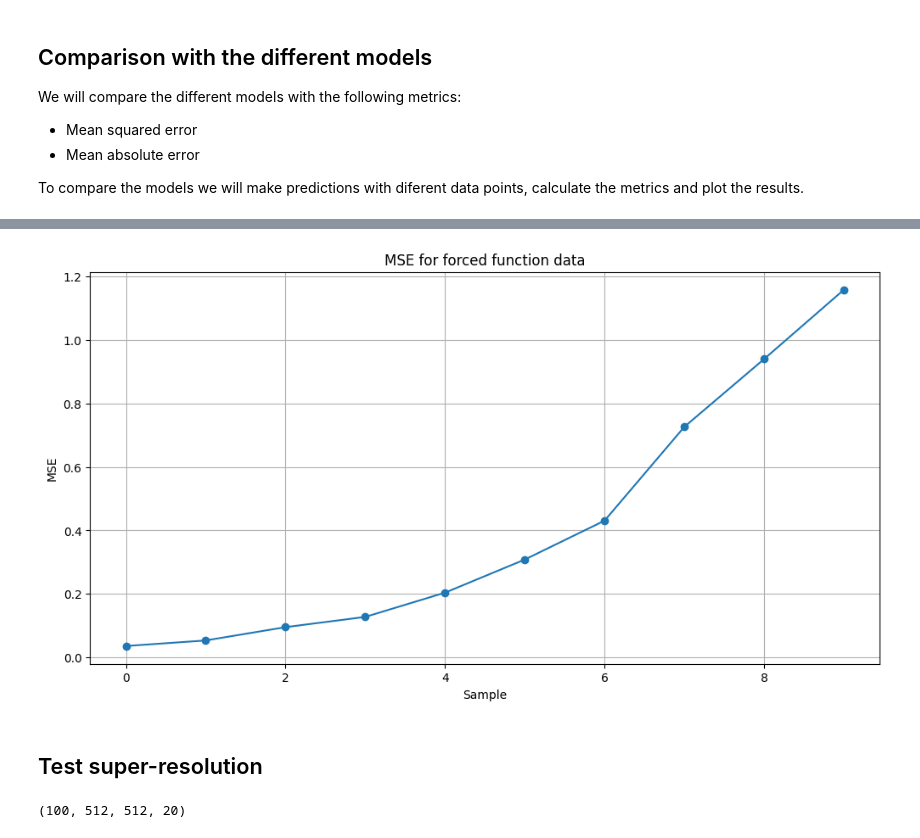
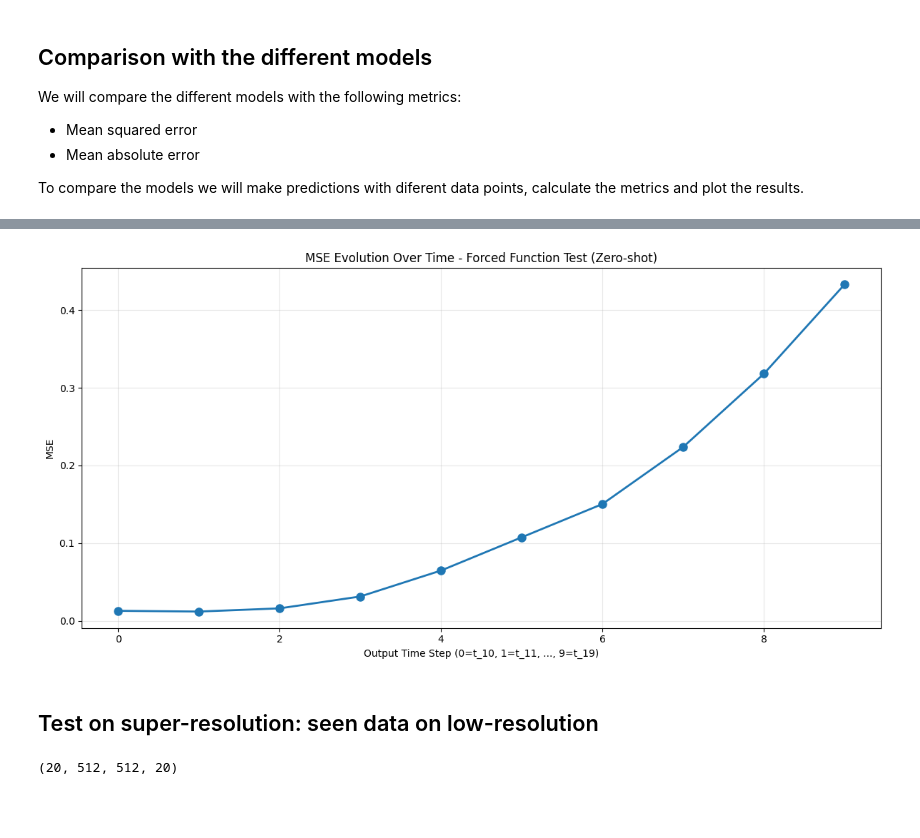
Before and after one commit to Genghis-L/neural-operators, a Jupyter notebook: notebooks/experiments.ipynb, the cells around one changed output, grey strips where cells are left out. Cells and saved outputs as stored; diff of their text form; code cells hidden in the pictures; blank space fills up the shorter version.

```diff
--- a/notebooks/experiments.ipynb
+++ b/notebooks/experiments.ipynb
@@ -340,7 +473,7 @@ with torch.no_grad():
 # Count time of prediction
 start = timeit.default_timer()
 with torch.no_grad():
-    pred1 = fno_model_1(test_data[:, :, :, :10])
+    pred1 = fno_model_1(test_input)  # test_input already prepared above
 stop = timeit.default_timer()
 print('Time: ', stop - start)
 # %% [output]
@@ -412,3 +642,4 @@ data_new.shape
-# %%
-with torch.no_grad():
-    pred_new = fno_model_5(torch.tensor(data_new[:, :, :, :10]).cuda())
+# %%
+# data_new = np.load("ns_512x512_20_v1e-03.npy")
+data_new = MatlabFileReader("data/ns_64x64_20_v1e-03.mat", device='cpu', to_tensor=False).read_file("u")
+data_new.shape
@@ -415,3 +648,9 @@ with torch.no_grad():
+# %%
+# Convert numpy data to tensor and use prepare_input for correct format
+# data_new is [N, H, W, T], need to convert to [N, T, H, W]
+data_new_tensor = torch.tensor(data_new).cuda()
+with torch.no_grad():
+    pred_new = fno_model_5(prepare_input(data_new_tensor))
 # %%
 pred_new.shape
 # %% [output]
@@ -461,17 +706,19 @@ data_new[0, :, :, 9+i], pred_new[0, :, :, i, 0]
 # %%
-# Plot the error
+# Plot the error evolution over time
+# pred_new is [N, T, H, W], data_new is [N, H, W, T]
 error = []
 for i in range(10):
-    error.append(F.mse_loss(pred_new[0, :, :, i, 0], torch.tensor(data_new[0, :, :, 9+i]).cuda()).item())
+    error.append(F.mse_loss(pred_new[0, i, :, :], torch.tensor(data_new[0, :, :, 10+i]).cuda()).item())
 
 fig = plt.figure(figsize=(12, 6))
-plt.plot(error, "o-")
-plt.xlabel("Sample")
+plt.plot(error, "o-", linewidth=2, markersize=8)
+plt.xlabel("Output Time Step (0=t_10, 1=t_11, ..., 9=t_19)")
 plt.ylabel("MSE")
-plt.title("MSE for forced function data")
-plt.grid()
+plt.title("MSE Evolution Over Time - Forced Function Test (Zero-shot)")
+plt.grid(alpha=0.3)
+plt.tight_layout()
 plt.show()
 # %% [output]
-[figure, old version]
+[figure, new version]
 # %% [markdown]
-## Test super-resolution
+## Test on super-resolution: seen data on low-resolution
@@ -480,4 +724,0 @@ data_256 = np.load("u.npy")
-# %%
-data_256.shape
-# %% [output]
-(100, 512, 512, 20)
@@ -487,0 +725,7 @@ with torch.no_grad():
+# %%
+# data_new = np.load("ns_512x512_20_v1e-05.npy")
+data_512 = MatlabFileReader("data/ns_512x512_20_v1e-05.mat", device='cpu', to_tensor=False).read_file("u")
+
+data_512.shape
+# %% [output]
+(20, 512, 512, 20)
```
Also changed, not shown: parts of 52 cells of this notebook, 21 other files.
